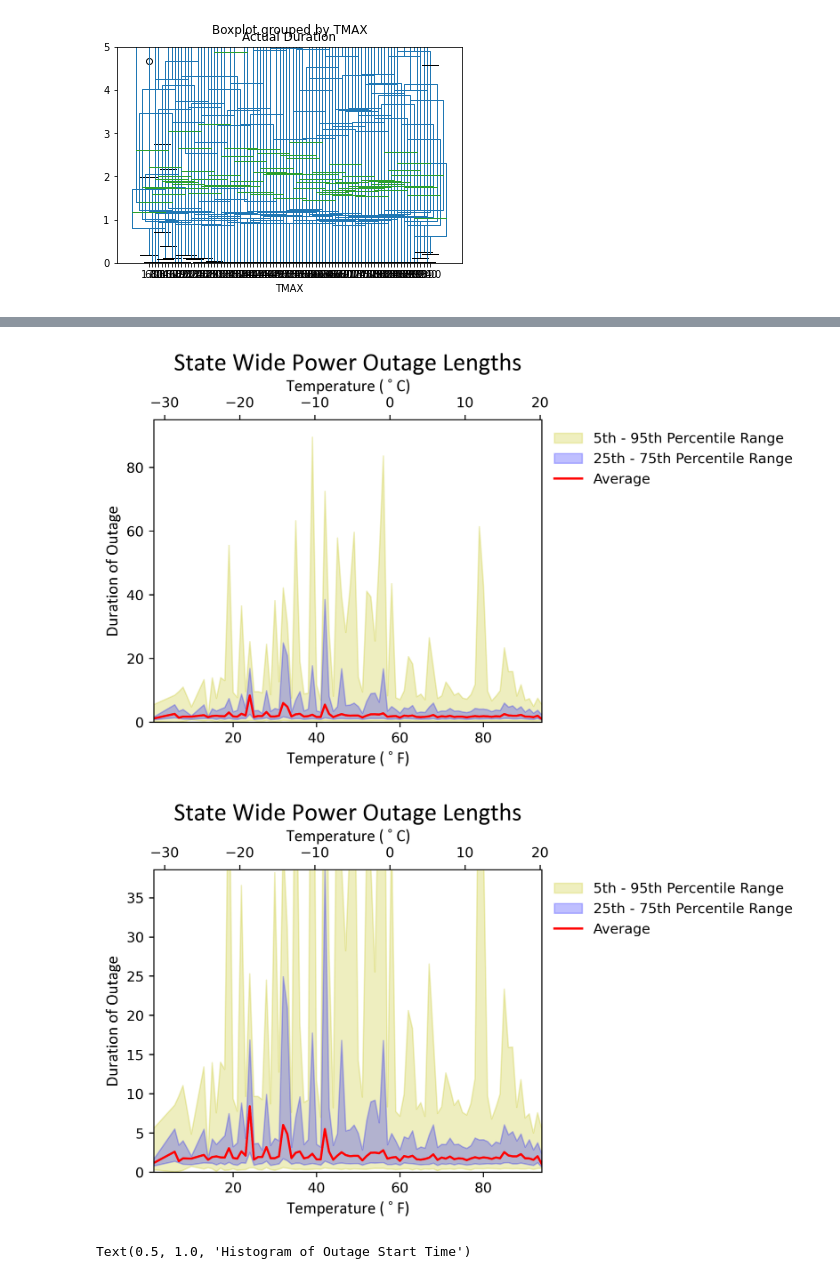
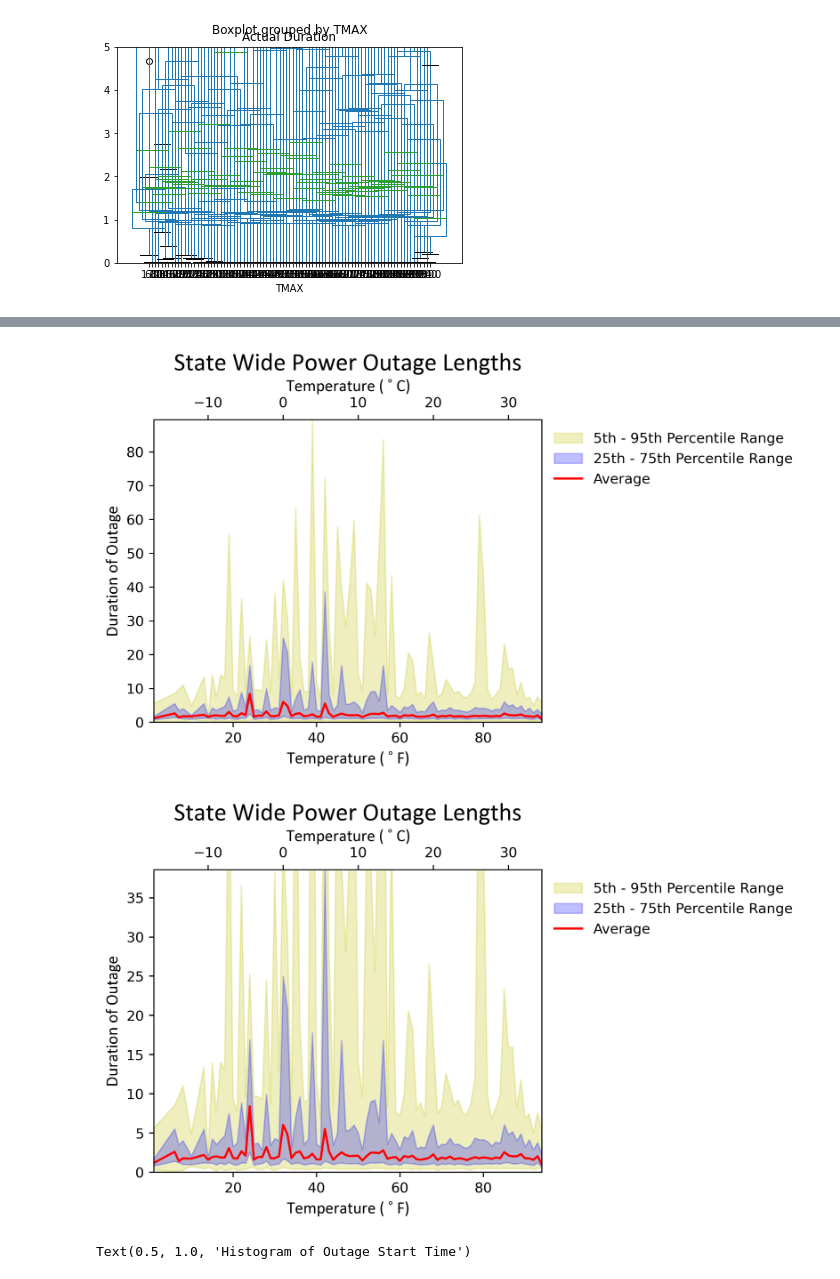
Before and after one commit to govertsenk/myphddissertation, a Jupyter notebook: Worcester/worcester_historical_power_outages.ipynb, the cells around one changed output, grey strips where cells are left out. Drawn from its saved outputs; the diff is of its cells as text; code cells hidden in the pictures.

```diff
--- a/Worcester/worcester_historical_power_outages.ipynb
+++ b/Worcester/worcester_historical_power_outages.ipynb
@@ -17,6 +17,17 @@ ticksize = 10
 labelsize = 12
 subtitlesize = 14
 titlesize = 18
+hot_T = 80
+min_D = 0
+
+# Conversion Functions
+def F_to_C(F):
+    C = (F - 32)*5/9
+    return C
+
+def C_to_F(C):
+    F = C*9/5 + 32
+    return F
 # %%
 years = os.listdir(data_file_path + "/ERP/Data")
 outages = pd.DataFrame()
@@ -68,10 +79,10 @@ summary['95%'] = 0
 
 for each_t in summary.index:
     sample = outages.loc[outages['TMAX'] == each_t]
-    summary['5%'][each_t] = sample['Actual Duration'].quantile(q=.05)
-    summary['25%'][each_t] = sample['Actual Duration'].quantile(q=.25)
-    summary['50%'][each_t] = sample['Actual Duration'].quantile(q=.5)
-    summary['75%'][each_t] = sample['Actual Duration'].quantile(q=.75)
-    summary['95%'][each_t] = sample['Actual Duration'].quantile(q=.95)
+    summary.loc[summary.index == each_t,'5%'] = sample['Actual Duration'].quantile(q=.05)
+    summary.loc[summary.index == each_t,'25%'] = sample['Actual Duration'].quantile(q=.25)
+    summary.loc[summary.index == each_t,'50%'] = sample['Actual Duration'].quantile(q=.5)
+    summary.loc[summary.index == each_t,'75%'] = sample['Actual Duration'].quantile(q=.75)
+    summary.loc[summary.index == each_t,'95%'] = sample['Actual Duration'].quantile(q=.95)
 summary = summary.dropna()
 summary = summary.sort_index()
@@ -95,22 +105,22 @@ See the caveats in the documentation: https://pandas.pydata.org/pandas-docs/stab
 # %%
 f1, ax1 = plt.subplots(figsize=(5,4),dpi=360)
 ax1.fill_between(summary.index, summary['5%'], summary['95%'],alpha=.25,color='y',label="5th - 95th Percentile Range")
 ax1.fill_between(summary.index, summary['25%'], summary['75%'],alpha=.25,color='b',label="25th - 75th Percentile Range")
 ax1.plot(summary.index,summary['50%'],color='r',label="Average")
 ax1.set_ylabel('Duration of Outage',fontsize=labelsize,**labelfont)
 ax1.set_xlabel('Temperature ($^\circ$F)',fontsize=labelsize,**labelfont)
 ax1b=ax1.twiny()
-ax1b.plot(summary.index*(5/9)-32,summary['50%'],color='r',label="Average")
+ax1b.plot(F_to_C(summary.index),summary['50%'],color='r',label="Average")
 ax1b.set_xlabel('Temperature ($^\circ$C)',fontsize=labelsize,**labelfont)
 ax1.legend(bbox_to_anchor=(1.0, 1.0), loc='upper left',frameon=False)
 ax1.set_xlim([min(summary.index),max(summary.index)])
-ax1b.set_xlim([min(summary.index)*(5/9)-32,max(summary.index)*(5/9)-32])
-ax1.set_ylim([0,95])
+ax1b.set_xlim([F_to_C(min(summary.index)),F_to_C(max(summary.index))])
+ax1.set_ylim([min_D,max(summary['95%'])])
 ax1.set_title('State Wide Power Outage Lengths',fontsize=titlesize,**labelfont)
 f1.savefig(data_file_path + "/ERP/figures/"+"State_POL_Zoom_0.svg",bbox_inches = "tight")
 f1.savefig(data_file_path + "/ERP/figures/"+"State_POL_Zoom_0.png",bbox_inches = "tight")
 # %% [output]
-[figure, old version]
+[figure, new version]
 # %%
 f1, ax1 = plt.subplots(figsize=(5,4),dpi=360)
 ax1.fill_between(summary.index, summary['5%'], summary['95%'],alpha=.25,color='y',label="5th - 95th Percentile Range")
@@ -119,17 +129,17 @@ ax1.plot(summary.index,summary['50%'],color='r',label="Average")
 ax1.set_ylabel('Duration of Outage',fontsize=labelsize,**labelfont)
 ax1.set_xlabel('Temperature ($^\circ$F)',fontsize=labelsize,**labelfont)
 ax1b=ax1.twiny()
-ax1b.plot(summary.index*(5/9)-32,summary['50%'],color='r',label="Average")
+ax1b.plot(F_to_C(summary.index),summary['50%'],color='r',label="Average")
 ax1b.set_xlabel('Temperature ($^\circ$C)',fontsize=labelsize,**labelfont)
 ax1.legend(bbox_to_anchor=(1.0, 1.0), loc='upper left',frameon=False)
 ax1.set_xlim([min(summary.index),max(summary.index)])
-ax1b.set_xlim([min(summary.index)*(5/9)-32,max(summary.index)*(5/9)-32])
-ax1.set_ylim([0,max(summary['75%'])])
+ax1b.set_xlim([F_to_C(min(summary.index)),F_to_C(max(summary.index))])
+ax1.set_ylim([min_D,max(summary['75%'])])
 ax1.set_title('State Wide Power Outage Lengths',fontsize=titlesize,**labelfont)
 f1.savefig(data_file_path + "/ERP/figures/"+"State_POL_Zoom_1.svg",bbox_inches = "tight")
 f1.savefig(data_file_path + "/ERP/figures/"+"State_POL_Zoom_1.png",bbox_inches = "tight")
 # %% [output]
-[figure, old version]
+[figure, new version]
 # %%
 plt.hist(outages['Date and Time In'].dt.hour)
 plt.ylabel('Count')
```
Also changed, not shown: parts of 16 cells of this notebook.
